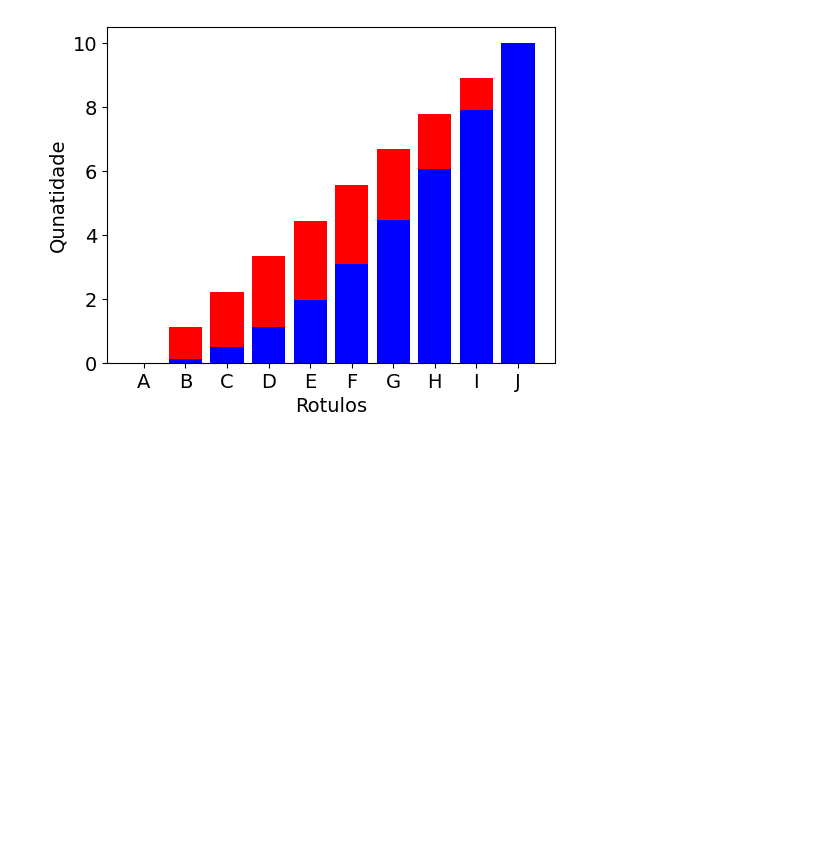
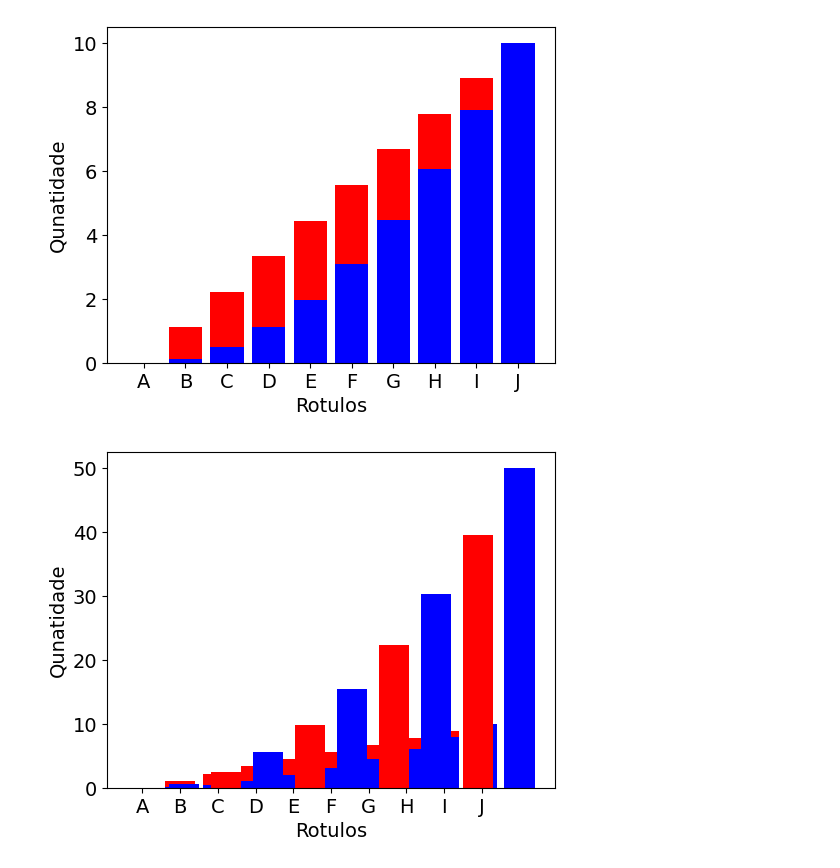
Before and after one commit to Willian-Walace/IABD-25-WILLIAN, a Jupyter notebook: AULA3/codigo.ipynb, the cells around one changed output. Saved outputs shown, nothing was run; the diff lists cells and outputs as text; code cells hidden in the pictures; blank space fills up the shorter version.

```diff
--- a/AULA3/codigo.ipynb
+++ b/AULA3/codigo.ipynb
@@ -82,3 +82,8 @@ grafico.bar(rotulos, dados_y*0.1, color='blue')
 figura
 # %% [output]
 [figure]
+# %%
+grafico.bar(dados_x, dados_y/2, color=['red','blue'])
+figura
+# %% [output]
+[figure, added]
```
Also changed, not shown: parts of 1 cell of this notebook.
